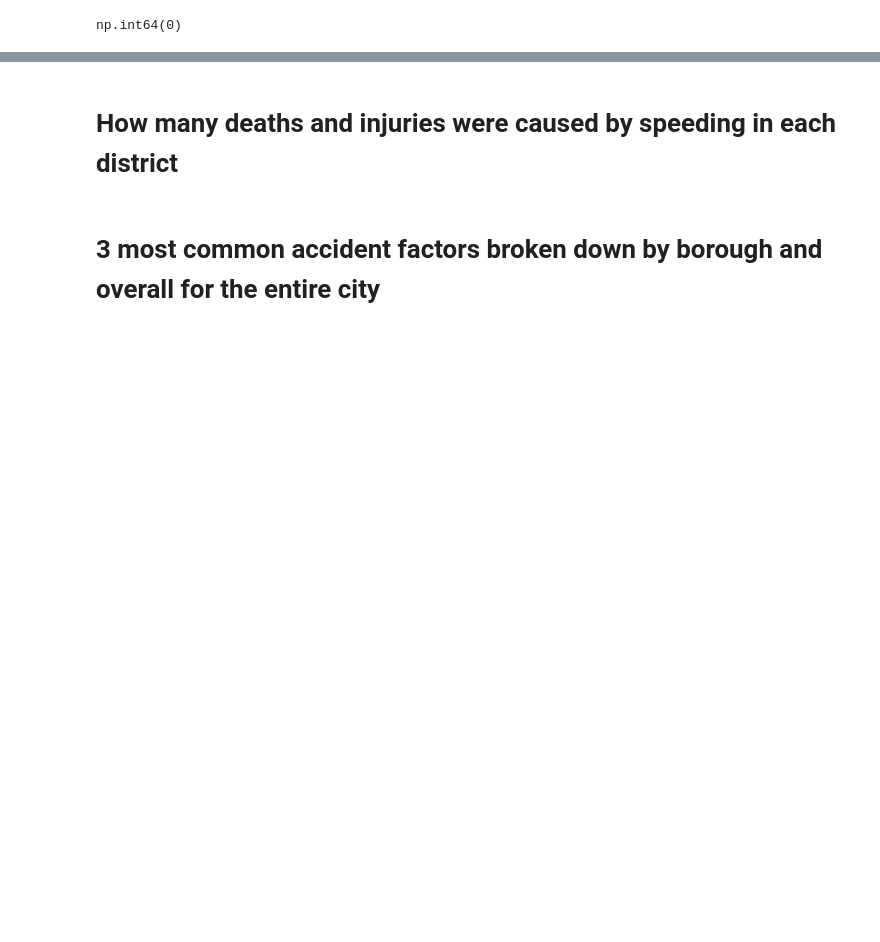
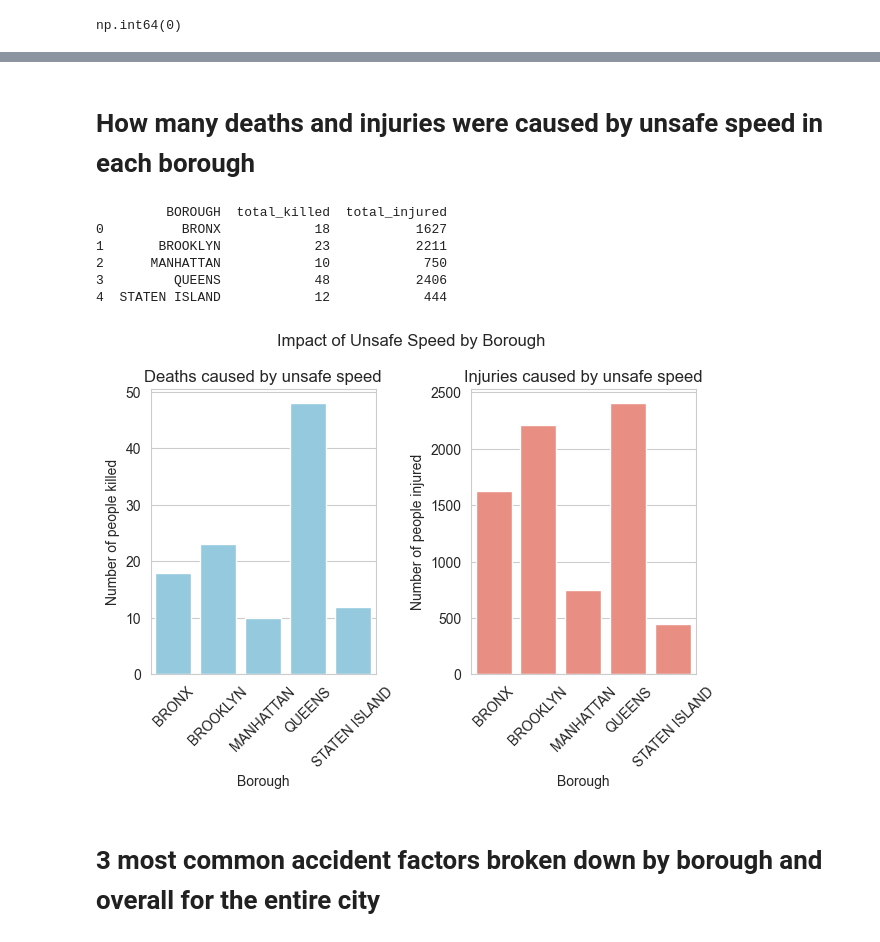
Before and after one commit to IgorGarlej/nyc-traffic-accident-analysis, a Jupyter notebook: notebooks/02.Analysis.ipynb, the cells around one changed output, grey strips where cells are left out. Drawn from its saved outputs; the diff is of its cells as text; code cells hidden in the pictures; blank space fills up the shorter version.

```diff
--- a/notebooks/02.Analysis.ipynb
+++ b/notebooks/02.Analysis.ipynb
@@ -73,2 +131,2 @@ np.int64(0)
 # %% [markdown]
-# How many deaths and injuries were caused by speeding in each district
+# How many deaths and injuries were caused by unsafe speed in each borough
@@ -75,3 +141,49 @@ np.int64(0)
+# %%
+df_speeding = df_speeding[~df_speeding["BOROUGH"].isin(["UNKNOWN"])]
+# %%
+df_long = df_speeding.melt(id_vars = ["COLLISION_ID","BOROUGH","NUMBER OF PERSONS INJURED", "NUMBER OF PERSONS KILLED"],
+                          value_vars = ["CONTRIBUTING FACTOR VEHICLE 1","CONTRIBUTING FACTOR VEHICLE 2","CONTRIBUTING FACTOR VEHICLE 3",
+               "CONTRIBUTING FACTOR VEHICLE 4","CONTRIBUTING FACTOR VEHICLE 5"],
+                         var_name="FACTOR_SOURCE",
+                         value_name="CONTRIBUTING FACTOR")
+# %%
+df_long = df_long[df_long["CONTRIBUTING FACTOR"].isin(["unsafe speed"])]
+# %%
+summary = df_long.groupby(["BOROUGH"]).agg(
+    total_killed = ("NUMBER OF PERSONS KILLED", "sum"),
+    total_injured = ("NUMBER OF PERSONS INJURED", "sum")
+).reset_index()
+# %%
+print(summary)
+# %% [output]
+         BOROUGH  total_killed  total_injured
+0          BRONX            18           1627
+1       BROOKLYN            23           2211
+2      MANHATTAN            10            750
+3         QUEENS            48           2406
+4  STATEN ISLAND            12            444
+# %%
+sns.set_style(style="whitegrid")
+
+fig, axes = plt.subplots(1, 2)
+
+sns.barplot(ax = axes[0], data = summary, x = "BOROUGH", y = "total_killed", color = "skyblue")
+axes[0].set_title("Deaths caused by unsafe speed")
+axes[0].set_xlabel("Borough")
+axes[0].set_ylabel("Number of people killed")
+axes[0].tick_params(axis='x', rotation=45)
+
+sns.barplot(ax=axes[1], data=summary, x="BOROUGH", y="total_injured", color="salmon")
+axes[1].set_title("Injuries caused by unsafe speed")
+axes[1].set_xlabel("Borough")
+axes[1].set_ylabel("Number of people injured")
+axes[1].tick_params(axis='x', rotation=45)
+
+plt.suptitle("Impact of Unsafe Speed by Borough")
+plt.tight_layout()
+plt.show()
+# %% [output]
+[figure, added]
 # %% [markdown]
 # 3 most common accident factors broken down by borough and overall for the entire city
 # %% [markdown]
```
Also changed, not shown: parts of 12 cells of this notebook.
